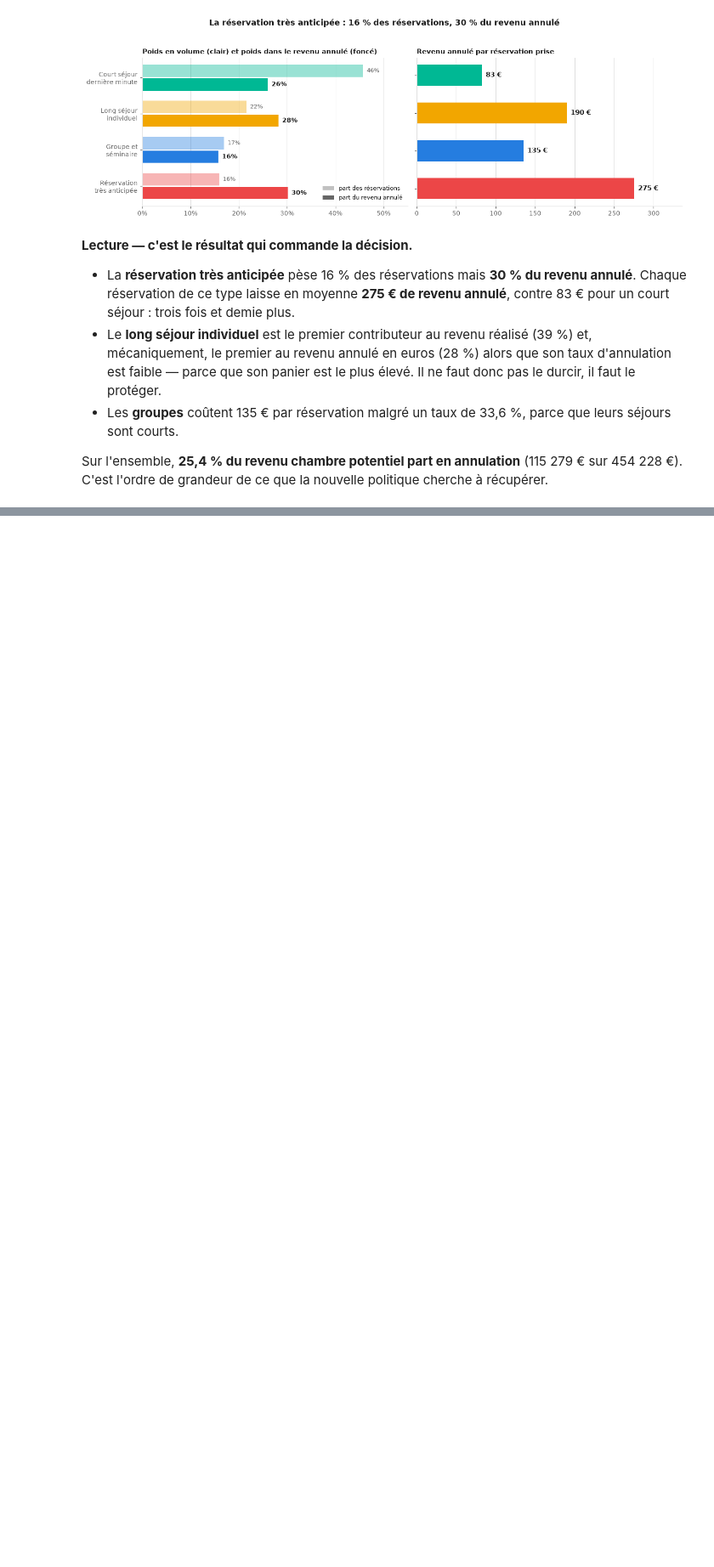
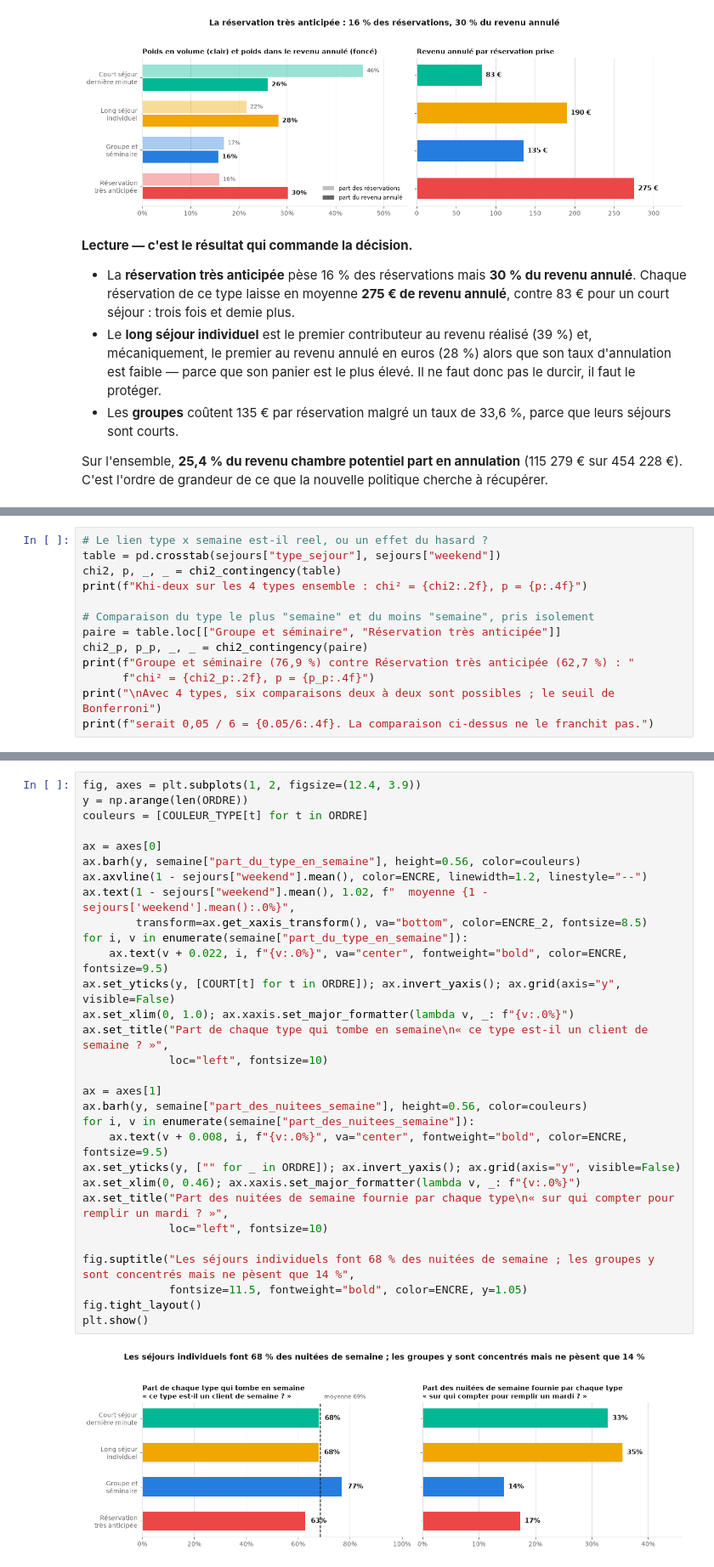
Before and after one commit to Wens10/PROJET-DATAMINING, a Jupyter notebook: notebooks/Q8.ipynb, the cells around one changed output, grey strips where cells are left out. Shown at 85% size. Saved outputs shown, nothing was run; the diff lists cells and outputs as text; blank space fills up the shorter version.

```diff
--- a/notebooks/Q8.ipynb
+++ b/notebooks/Q8.ipynb
@@ -268,0 +305,13 @@ l'ordre de grandeur de ce que la nouvelle politique cherche à récupérer.
+# %%
+# Le lien type x semaine est-il reel, ou un effet du hasard ?
+table = pd.crosstab(sejours["type_sejour"], sejours["weekend"])
+chi2, p, _, _ = chi2_contingency(table)
+print(f"Khi-deux sur les 4 types ensemble : chi² = {chi2:.2f}, p = {p:.4f}")
+
+# Comparaison du type le plus "semaine" et du moins "semaine", pris isolement
+paire = table.loc[["Groupe et séminaire", "Réservation très anticipée"]]
+chi2_p, p_p, _, _ = chi2_contingency(paire)
+print(f"Groupe et séminaire (76,9 %) contre Réservation très anticipée (62,7 %) : "
+      f"chi² = {chi2_p:.2f}, p = {p_p:.4f}")
+print("\nAvec 4 types, six comparaisons deux à deux sont possibles ; le seuil de Bonferroni")
+print(f"serait 0,05 / 6 = {0.05/6:.4f}. La comparaison ci-dessus ne le franchit pas.")
@@ -268,0 +324,32 @@ l'ordre de grandeur de ce que la nouvelle politique cherche à récupérer.
+# %%
+fig, axes = plt.subplots(1, 2, figsize=(12.4, 3.9))
+y = np.arange(len(ORDRE))
+couleurs = [COULEUR_TYPE[t] for t in ORDRE]
+
+ax = axes[0]
+ax.barh(y, semaine["part_du_type_en_semaine"], height=0.56, color=couleurs)
+ax.axvline(1 - sejours["weekend"].mean(), color=ENCRE, linewidth=1.2, linestyle="--")
+ax.text(1 - sejours["weekend"].mean(), 1.02, f"  moyenne {1 - sejours['weekend'].mean():.0%}",
+        transform=ax.get_xaxis_transform(), va="bottom", color=ENCRE_2, fontsize=8.5)
+for i, v in enumerate(semaine["part_du_type_en_semaine"]):
+    ax.text(v + 0.022, i, f"{v:.0%}", va="center", fontweight="bold", color=ENCRE, fontsize=9.5)
+ax.set_yticks(y, [COURT[t] for t in ORDRE]); ax.invert_yaxis(); ax.grid(axis="y", visible=False)
+ax.set_xlim(0, 1.0); ax.xaxis.set_major_formatter(lambda v, _: f"{v:.0%}")
+ax.set_title("Part de chaque type qui tombe en semaine\n« ce type est-il un client de semaine ? »",
+             loc="left", fontsize=10)
+
+ax = axes[1]
+ax.barh(y, semaine["part_des_nuitees_semaine"], height=0.56, color=couleurs)
+for i, v in enumerate(semaine["part_des_nuitees_semaine"]):
+    ax.text(v + 0.008, i, f"{v:.0%}", va="center", fontweight="bold", color=ENCRE, fontsize=9.5)
+ax.set_yticks(y, ["" for _ in ORDRE]); ax.invert_yaxis(); ax.grid(axis="y", visible=False)
+ax.set_xlim(0, 0.46); ax.xaxis.set_major_formatter(lambda v, _: f"{v:.0%}")
+ax.set_title("Part des nuitées de semaine fournie par chaque type\n« sur qui compter pour remplir un mardi ? »",
+             loc="left", fontsize=10)
+
+fig.suptitle("Les séjours individuels font 68 % des nuitées de semaine ; les groupes y sont concentrés mais ne pèsent que 14 %",
+             fontsize=11.5, fontweight="bold", color=ENCRE, y=1.05)
+fig.tight_layout()
+plt.show()
+# %% [output]
+[figure, added]
```
Also changed, not shown: parts of 4 cells of this notebook.
